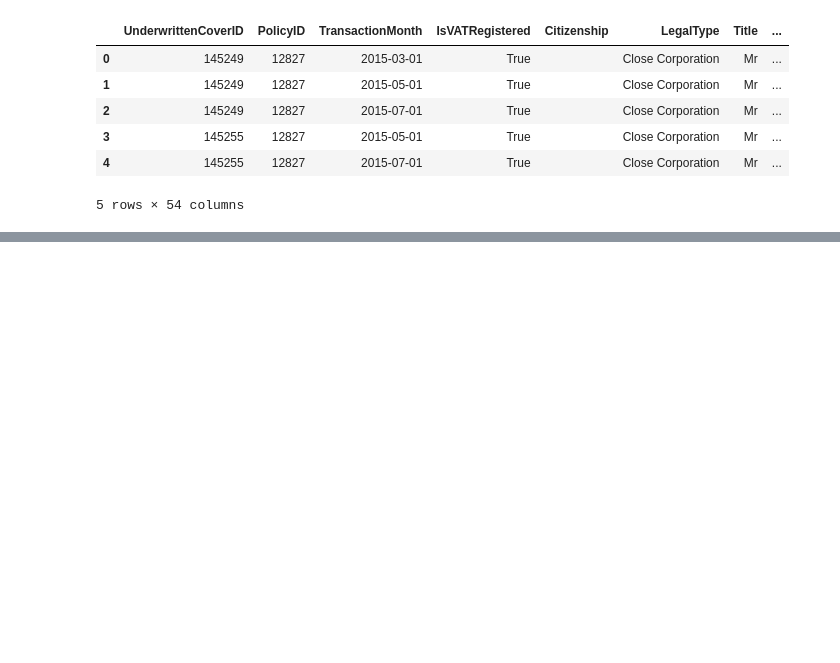
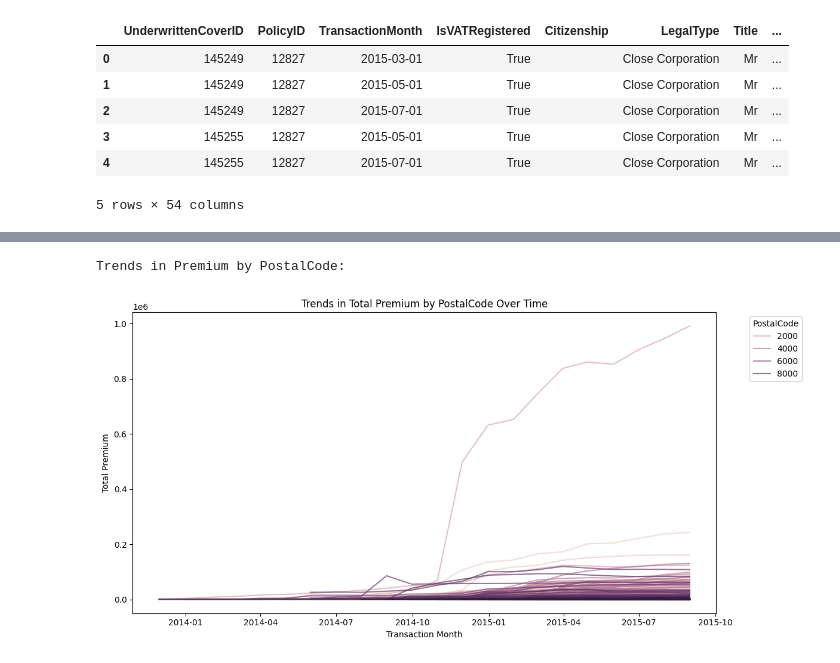
Before and after one commit to Elshaday97/insurance-risk-analysis-week3, a Jupyter notebook: notebooks/insurance_eda.ipynb, the cells around one changed output, grey strips where cells are left out. Cells and saved outputs as stored; diff of their text form; code cells hidden in the pictures; blank space fills up the shorter version.

```diff
--- a/notebooks/insurance_eda.ipynb
+++ b/notebooks/insurance_eda.ipynb
@@ -58,0 +225,30 @@ clean_insurance_df.head()
+# %%
+print("Trends in Premium by PostalCode:")
+premium_trends = (
+    df.groupby(
+        [
+            Columns.PostalCode.value,
+            pd.Grouper(key=Columns.TransactionMonth.value, freq="M"),
+        ]
+    )
+    .agg(TotalPremium=(Columns.TotalPremium.value, "sum"))
+    .reset_index()
+)
+
+plt.figure(figsize=(12, 6))
+sns.lineplot(
+    data=premium_trends,
+    x=Columns.TransactionMonth.value,
+    y="TotalPremium",
+    hue=Columns.PostalCode.value,
+    alpha=0.7,
+)
+plt.title("Trends in Total Premium by PostalCode Over Time")
+plt.xlabel("Transaction Month")
+plt.ylabel("Total Premium")
+plt.legend(title="PostalCode", bbox_to_anchor=(1.05, 1), loc="upper left")
+plt.tight_layout()
+plt.show()
+# %% [output]
+Trends in Premium by PostalCode:
+[figure, added]
```
Also changed, not shown: parts of 8 cells of this notebook, 2 other files.
